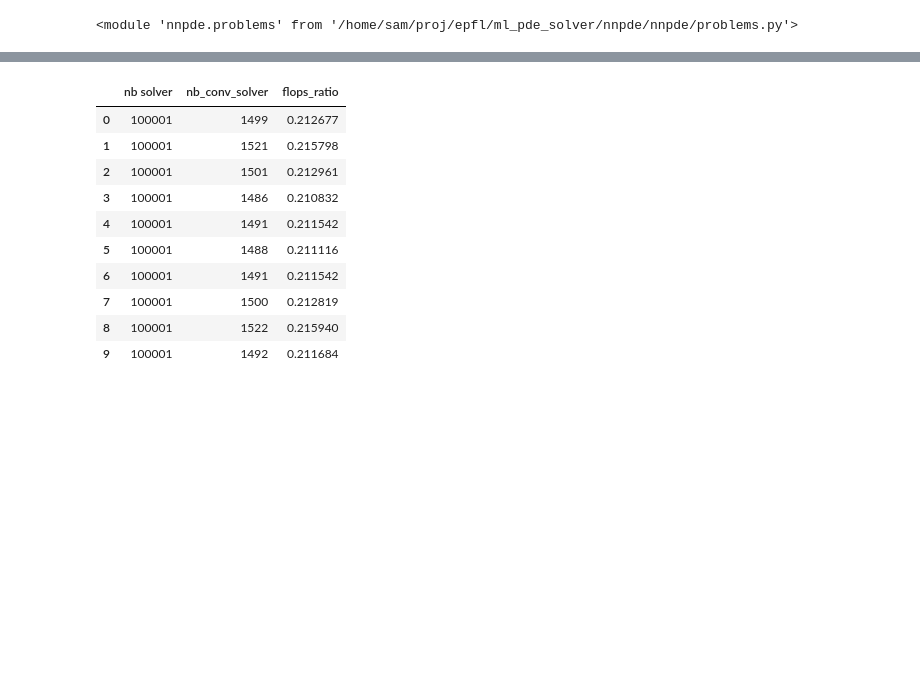
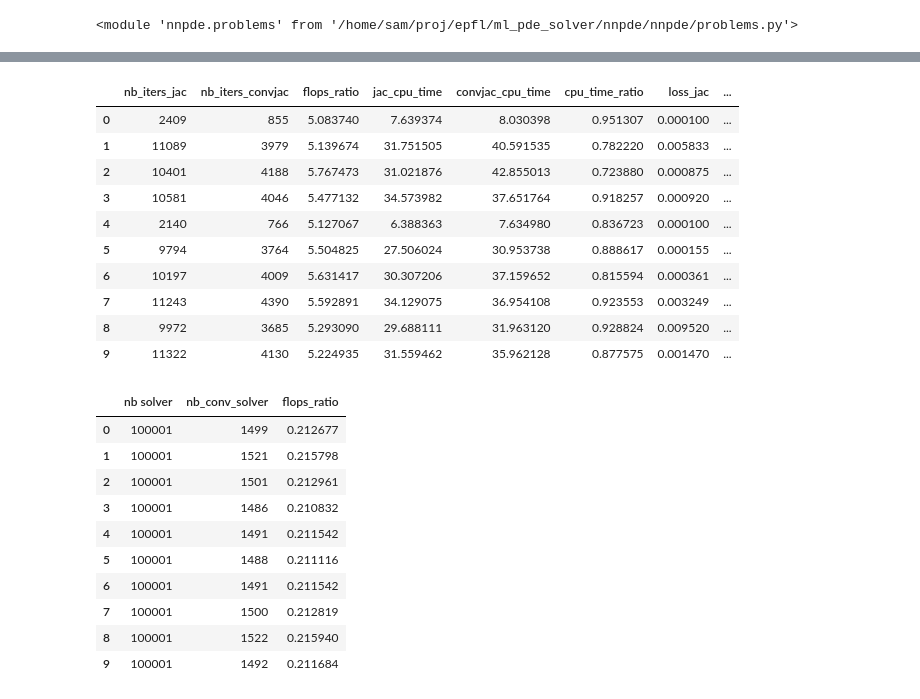
Before and after one commit to francescobardi/pde_solver_deep_learned, a Jupyter notebook: nnpde/main.ipynb, the cells around one changed output, grey strips where cells are left out. Saved outputs shown, nothing was run; the diff lists cells and outputs as text; code cells hidden in the pictures; blank space fills up the shorter version.

Commit message:
fixes tests

```diff
--- a/nnpde/main.ipynb
+++ b/nnpde/main.ipynb
@@ -409,6 +393,7 @@ tests_n10_g32 = MT.test_results_pd(mdl.net, 100, 32, tol=tol)
 tests_n10_g32.to_pickle('./data/grid_32.pkl')
 # %%
 # takes 7m!
-test_results = MT.test_results_pd(mdl.net, 100, 64, tol=tol)
+test_results = MT.test_results_pd(mdl.net, 10, 64, tol=1e-4)
 test_results.to_pickle('./data/grid_64.pkl')
 test_results
+# %% [output]
@@ -415,3 +417,14 @@ test_results
+|  | nb_iters_jac | nb_iters_convjac | flops_ratio | jac_cpu_time | convjac_cpu_time | cpu_time_ratio | loss_jac | ... |
+| 0 | 2409 | 855 | 5.083740 | 7.639374 | 8.030398 | 0.951307 | 0.000100 | ... |
+| 1 | 11089 | 3979 | 5.139674 | 31.751505 | 40.591535 | 0.782220 | 0.005833 | ... |
+| 2 | 10401 | 4188 | 5.767473 | 31.021876 | 42.855013 | 0.723880 | 0.000875 | ... |
+| 3 | 10581 | 4046 | 5.477132 | 34.573982 | 37.651764 | 0.918257 | 0.000920 | ... |
+| 4 | 2140 | 766 | 5.127067 | 6.388363 | 7.634980 | 0.836723 | 0.000100 | ... |
+| 5 | 9794 | 3764 | 5.504825 | 27.506024 | 30.953738 | 0.888617 | 0.000155 | ... |
+| 6 | 10197 | 4009 | 5.631417 | 30.307206 | 37.159652 | 0.815594 | 0.000361 | ... |
+| 7 | 11243 | 4390 | 5.592891 | 34.129075 | 36.954108 | 0.923553 | 0.003249 | ... |
+| 8 | 9972 | 3685 | 5.293090 | 29.688111 | 31.963120 | 0.928824 | 0.009520 | ... |
+| 9 | 11322 | 4130 | 5.224935 | 31.559462 | 35.962128 | 0.877575 | 0.001470 | ... |
 # %%
 test_results2 = MT.test_results_pd(mdl.net, 100, 256, tol=tol)
 test_results2.to_pickle('./data/grid_256.pkl')
```
Also changed, not shown: parts of 7 cells of this notebook, 4 other files.
